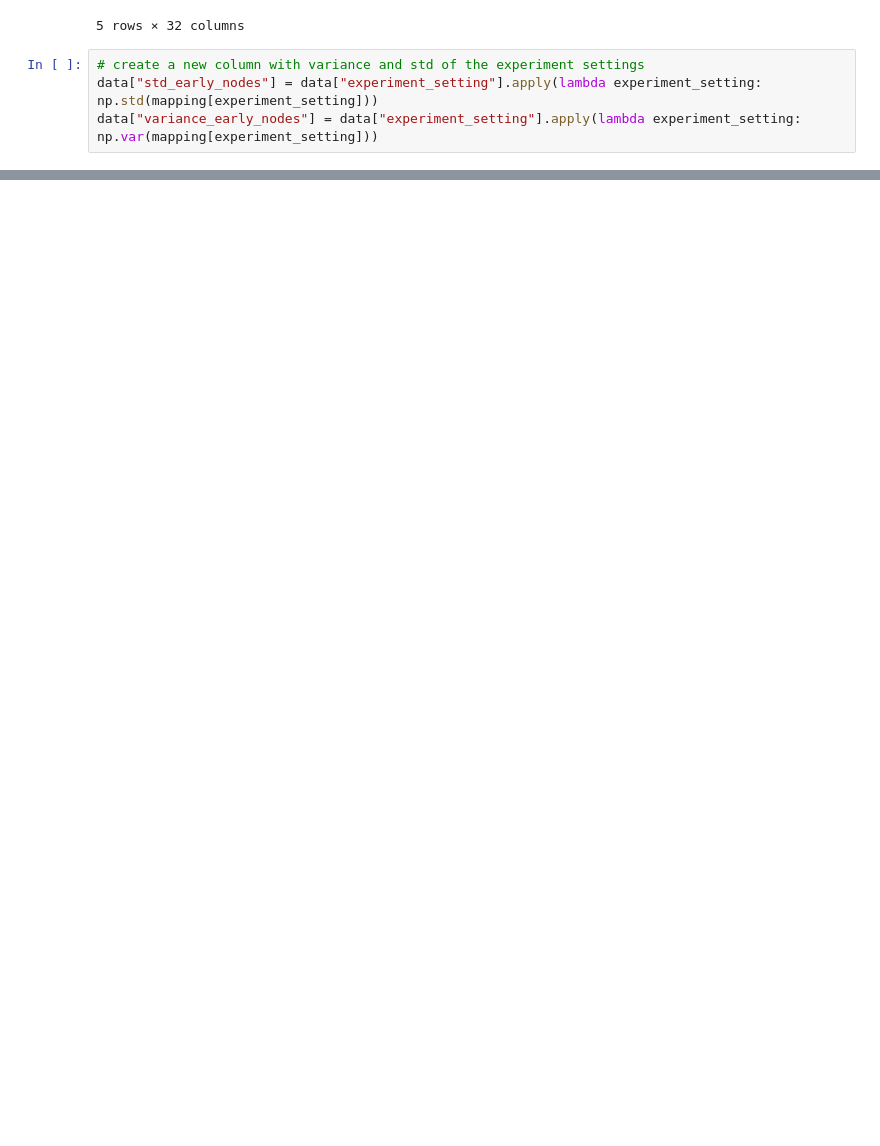
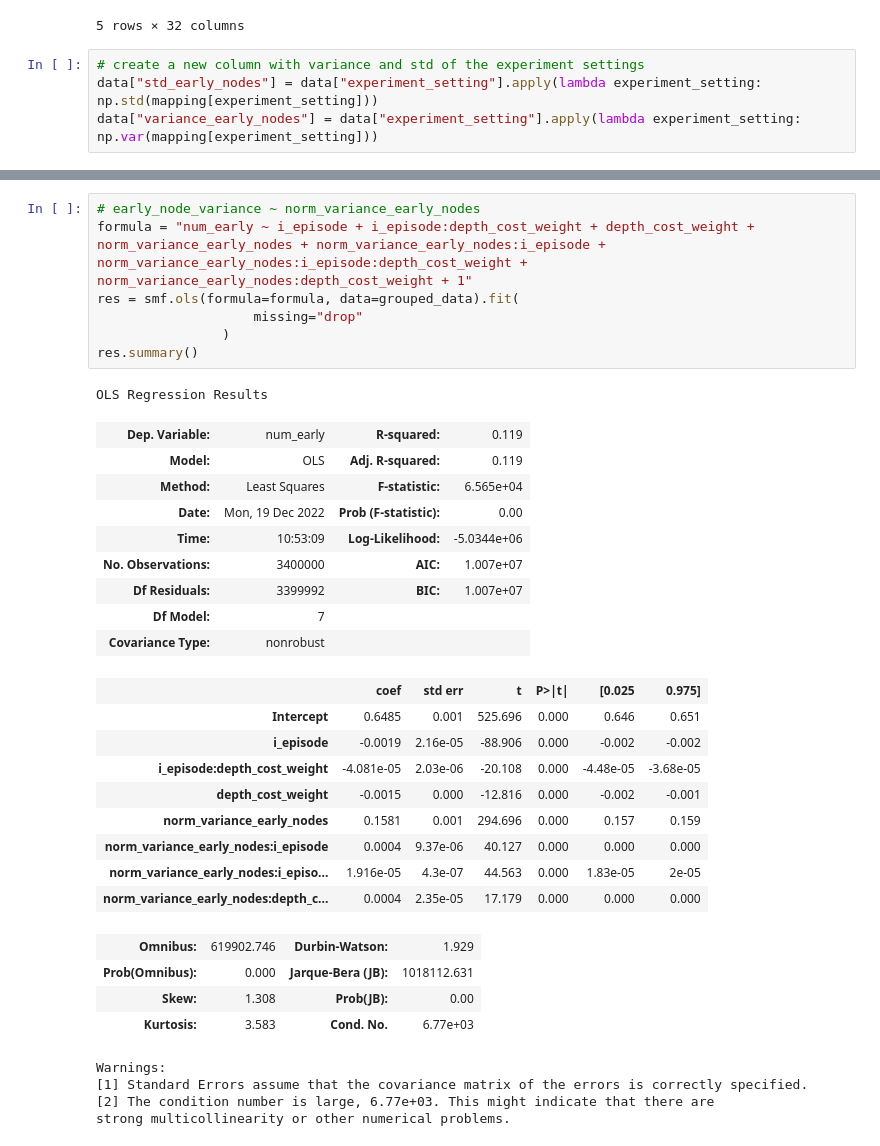
Before and after one commit to RationalityEnhancementGroup/planning-depth-differences, a Jupyter notebook: analysis/methods/learning/Simulated_regressions.ipynb, the cells around one changed output, grey strips where cells are left out. Drawn from its saved outputs; the diff is of its cells as text; blank space fills up the shorter version.

```diff
--- a/analysis/methods/learning/Simulated_regressions.ipynb
+++ b/analysis/methods/learning/Simulated_regressions.ipynb
@@ -125 +124,36 @@ Notes:
 strong multicollinearity or other numerical problems.
+# %%
+# early_node_variance ~ norm_variance_early_nodes
+formula = "num_early ~ i_episode + i_episode:depth_cost_weight + depth_cost_weight + norm_variance_early_nodes + norm_variance_early_nodes:i_episode + norm_variance_early_nodes:i_episode:depth_cost_weight + norm_variance_early_nodes:depth_cost_weight + 1"
+res = smf.ols(formula=formula, data=grouped_data).fit(
+                    missing="drop"
+                )
+res.summary()
+# %% [output]
+OLS Regression Results
+| Dep. Variable: | num_early | R-squared: | 0.119 |
+| Model: | OLS | Adj. R-squared: | 0.119 |
+| Method: | Least Squares | F-statistic: | 6.565e+04 |
+| Date: | Mon, 19 Dec 2022 | Prob (F-statistic): | 0.00 |
+| Time: | 10:53:09 | Log-Likelihood: | -5.0344e+06 |
+| No. Observations: | 3400000 | AIC: | 1.007e+07 |
+| Df Residuals: | 3399992 | BIC: | 1.007e+07 |
+| Df Model: | 7 |  |  |
+| Covariance Type: | nonrobust |  |  |
+|  | coef | std err | t | P>|t| | [0.025 | 0.975] |
+| Intercept | 0.6485 | 0.001 | 525.696 | 0.000 | 0.646 | 0.651 |
+| i_episode | -0.0019 | 2.16e-05 | -88.906 | 0.000 | -0.002 | -0.002 |
+| i_episode:depth_cost_weight | -4.081e-05 | 2.03e-06 | -20.108 | 0.000 | -4.48e-05 | -3.68e-05 |
+| depth_cost_weight | -0.0015 | 0.000 | -12.816 | 0.000 | -0.002 | -0.001 |
+| norm_variance_early_nodes | 0.1581 | 0.001 | 294.696 | 0.000 | 0.157 | 0.159 |
+| norm_variance_early_nodes:i_episode | 0.0004 | 9.37e-06 | 40.127 | 0.000 | 0.000 | 0.000 |
+| norm_variance_early_nodes:i_episo... | 1.916e-05 | 4.3e-07 | 44.563 | 0.000 | 1.83e-05 | 2e-05 |
+| norm_variance_early_nodes:depth_c... | 0.0004 | 2.35e-05 | 17.179 | 0.000 | 0.000 | 0.000 |
+| Omnibus: | 619902.746 | Durbin-Watson: | 1.929 |
+| Prob(Omnibus): | 0.000 | Jarque-Bera (JB): | 1018112.631 |
+| Skew: | 1.308 | Prob(JB): | 0.00 |
+| Kurtosis: | 3.583 | Cond. No. | 6.77e+03 |
+Warnings:
+[1] Standard Errors assume that the covariance matrix of the errors is correctly specified.
+[2] The condition number is large, 6.77e+03. This might indicate that there are
+strong multicollinearity or other numerical problems.
```
Also changed, not shown: parts of 8 cells of this notebook.
